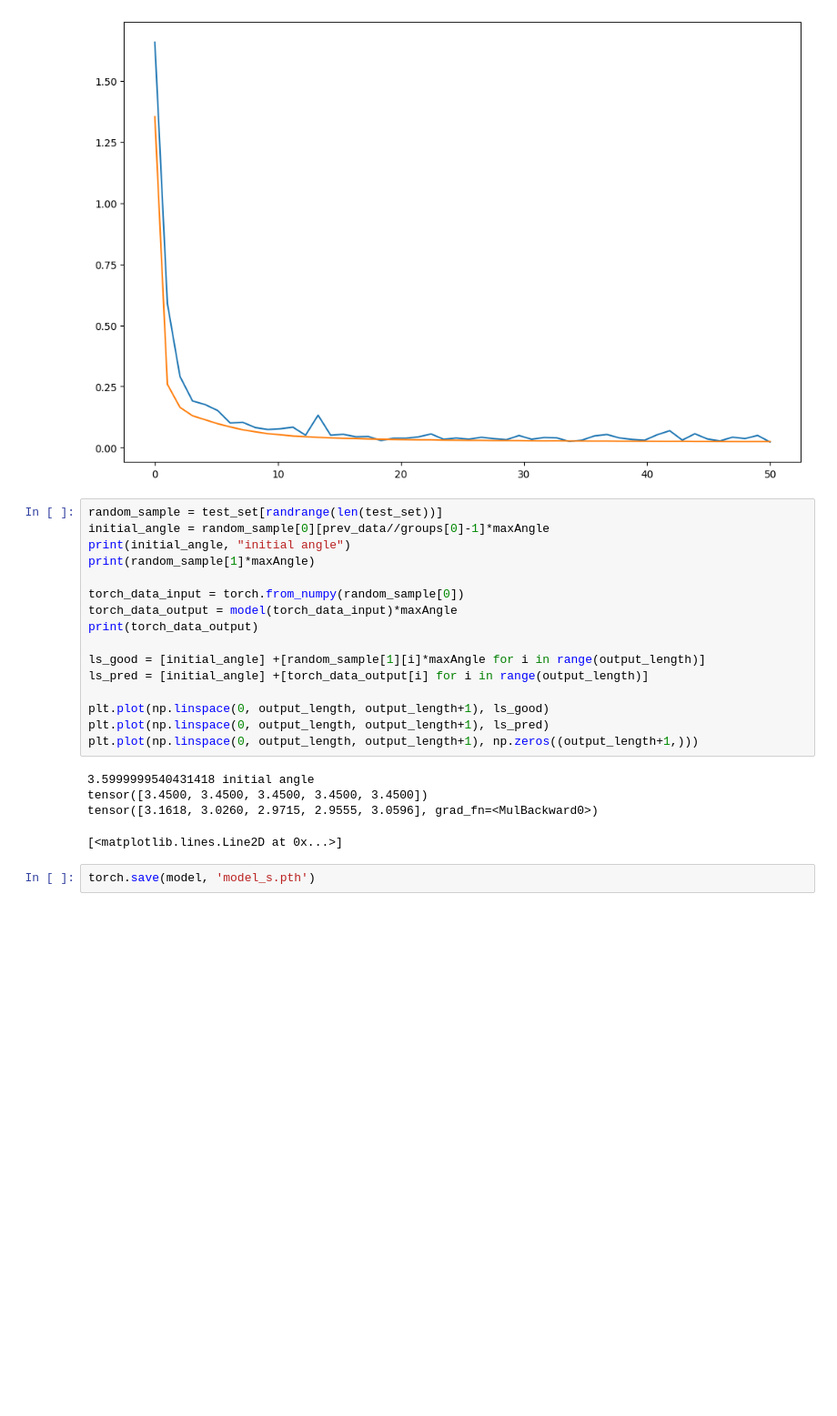
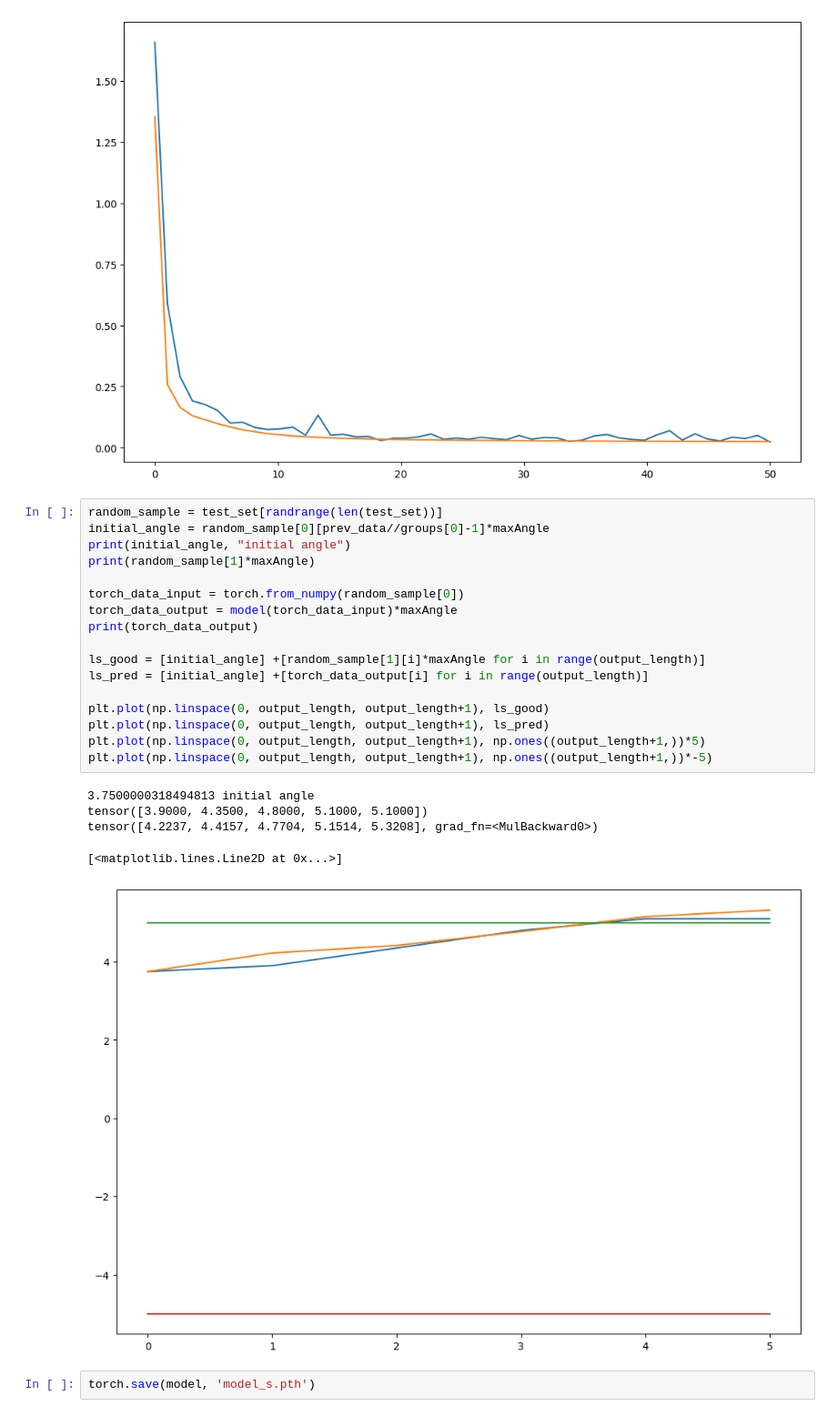
Before and after one commit to GregorKikelj/ml-controls, a Jupyter notebook: 04.02SmallModel.ipynb, the cells around one changed output. Shown: that part at 91% size. Saved outputs shown, nothing was run; the diff lists cells and outputs as text; blank space fills up the shorter version.

```diff
--- a/04.02SmallModel.ipynb
+++ b/04.02SmallModel.ipynb
@@ -259,24 +259,26 @@ Test  loss: 0.024274750927745135
 # %%
 random_sample = test_set[randrange(len(test_set))]
 initial_angle = random_sample[0][prev_data//groups[0]-1]*maxAngle
 print(initial_angle, "initial angle")
 print(random_sample[1]*maxAngle)
 
 torch_data_input = torch.from_numpy(random_sample[0])
 torch_data_output = model(torch_data_input)*maxAngle
 print(torch_data_output)
 
 ls_good = [initial_angle] +[random_sample[1][i]*maxAngle for i in range(output_length)]
 ls_pred = [initial_angle] +[torch_data_output[i] for i in range(output_length)]
 
 plt.plot(np.linspace(0, output_length, output_length+1), ls_good)
 plt.plot(np.linspace(0, output_length, output_length+1), ls_pred)
-plt.plot(np.linspace(0, output_length, output_length+1), np.zeros((output_length+1,)))
+plt.plot(np.linspace(0, output_length, output_length+1), np.ones((output_length+1,))*5)
+plt.plot(np.linspace(0, output_length, output_length+1), np.ones((output_length+1,))*-5)
 # %% [output]
-3.5999999540431418 initial angle
-tensor([3.4500, 3.4500, 3.4500, 3.4500, 3.4500])
-tensor([3.1618, 3.0260, 2.9715, 2.9555, 3.0596], grad_fn=<MulBackward0>)
+3.7500000318494813 initial angle
+tensor([3.9000, 4.3500, 4.8000, 5.1000, 5.1000])
+tensor([4.2237, 4.4157, 4.7704, 5.1514, 5.3208], grad_fn=<MulBackward0>)
 [<matplotlib.lines.Line2D at 0x...>]
+[figure, added]
 # %%
 torch.save(model, 'model_s.pth')
 # %%
```
Also changed, not shown: parts of 1 cell of this notebook, 2 other files.
